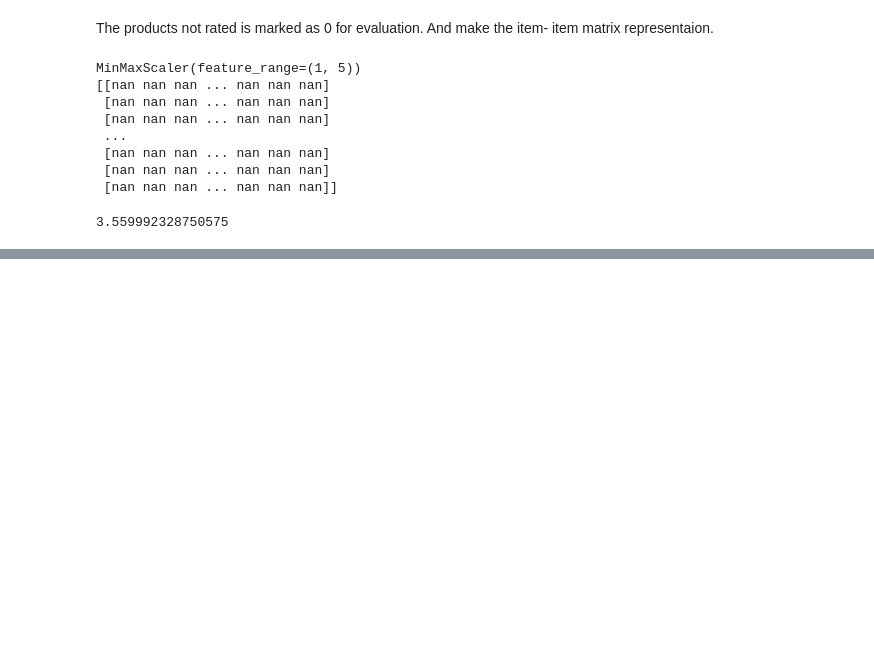
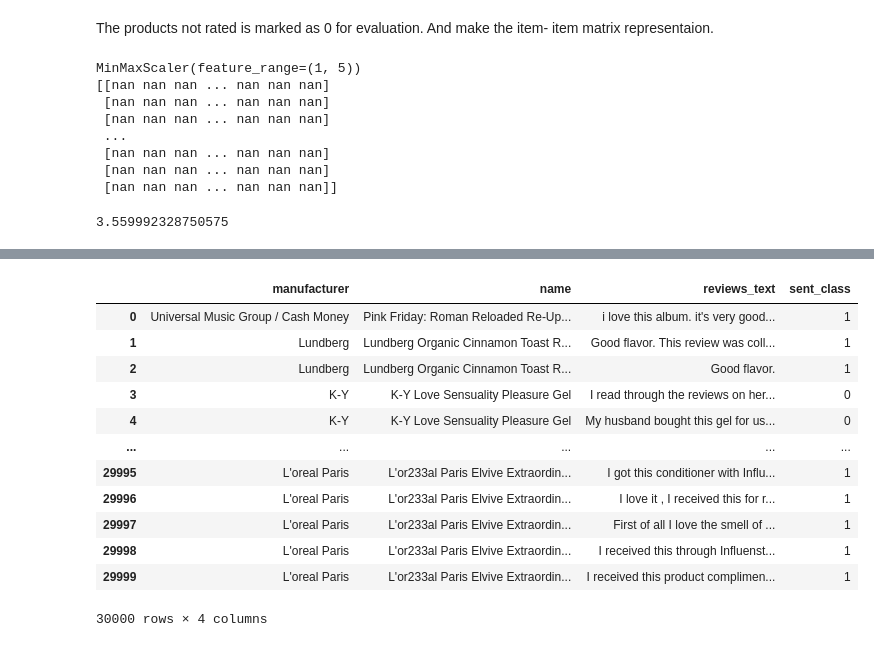
Before and after one commit to Kumaraguru-Muthuraj/_AIML_Code, a Jupyter notebook: _PythonNotebooks/_Course8_Recommendation_System/SentimentBasedRecommendationSystemV1.ipynb, the cells around one changed output, grey strips where cells are left out. Saved outputs shown, nothing was run; the diff lists cells and outputs as text; code cells hidden in the pictures; blank space fills up the shorter version.

```diff
--- a/_PythonNotebooks/_Course8_Recommendation_System/SentimentBasedRecommendationSystemV1.ipynb
+++ b/_PythonNotebooks/_Course8_Recommendation_System/SentimentBasedRecommendationSystemV1.ipynb
@@ -157,7 +157,6 @@ def model_fit(X, y, feature_model,ml_model,coef_show=1):
 #    print(dir(X_test))
 #    print("X_ARRAY ", X_test._get_arrayXarray(0, 529))
 
-
     if coef_show == 1:
         w = feature_model.get_feature_names()
         coef = clf.coef_.tolist()[0]
@@ -170,9 +169,10 @@ def model_fit(X, y, feature_model,ml_model,coef_show=1):
         print('Top 10 negative features (variables)')
         print(coeff_df.tail(20).to_string(index=False))
 
-    return X_test, clf_pred
+    #return X_test, clf_pred
+    return feature_model, clf
 
-xtest, pred = model_fit(X, y, tfidf,LogisticRegression(),coef_show=1)
+featuModel, clasModel = model_fit(X, y, tfidf,LogisticRegression(),coef_show=1)
 # %% [output]
 # features: 1000
 accuracy of the model:  0.9221666666666667
@@ -1212,0 +1234,6 @@ print(rmse)
+# %%
+df = pd.read_csv("sample30.csv")
+
+#Do reviews classification as good or bad sentiment.
+tfidfFeatures = featuModel.transform(df.reviews_text)
+sentClass = clasModel.predict(tfidfFeatures)
@@ -1212,0 +1254,19 @@ print(rmse)
+# %%
+#Merge the class to the dataframe
+sntmtClassSeries = pd.Series(sentClass, name = "sent_class")
+df = df.join(sntmtClassSeries)
+print(df[['manufacturer', 'name', 'reviews_text', 'sent_class']])
+# %% [output]
+|  | manufacturer | name | reviews_text | sent_class |
+| 0 | Universal Music Group / Cash Money | Pink Friday: Roman Reloaded Re-Up... | i love this album. it's very good... | 1 |
+| 1 | Lundberg | Lundberg Organic Cinnamon Toast R... | Good flavor. This review was coll... | 1 |
+| 2 | Lundberg | Lundberg Organic Cinnamon Toast R... | Good flavor. | 1 |
+| 3 | K-Y | K-Y Love Sensuality Pleasure Gel | I read through the reviews on her... | 0 |
+| 4 | K-Y | K-Y Love Sensuality Pleasure Gel | My husband bought this gel for us... | 0 |
+| ... | ... | ... | ... | ... |
+| 29995 | L'oreal Paris | L'or233al Paris Elvive Extraordin... | I got this conditioner with Influ... | 1 |
+| 29996 | L'oreal Paris | L'or233al Paris Elvive Extraordin... | I love it , I received this for r... | 1 |
+| 29997 | L'oreal Paris | L'or233al Paris Elvive Extraordin... | First of all I love the smell of ... | 1 |
+| 29998 | L'oreal Paris | L'or233al Paris Elvive Extraordin... | I received this through Influenst... | 1 |
+| 29999 | L'oreal Paris | L'or233al Paris Elvive Extraordin... | I received this product complimen... | 1 |
+30000 rows × 4 columns
```
Also changed, not shown: parts of 13 cells of this notebook.
